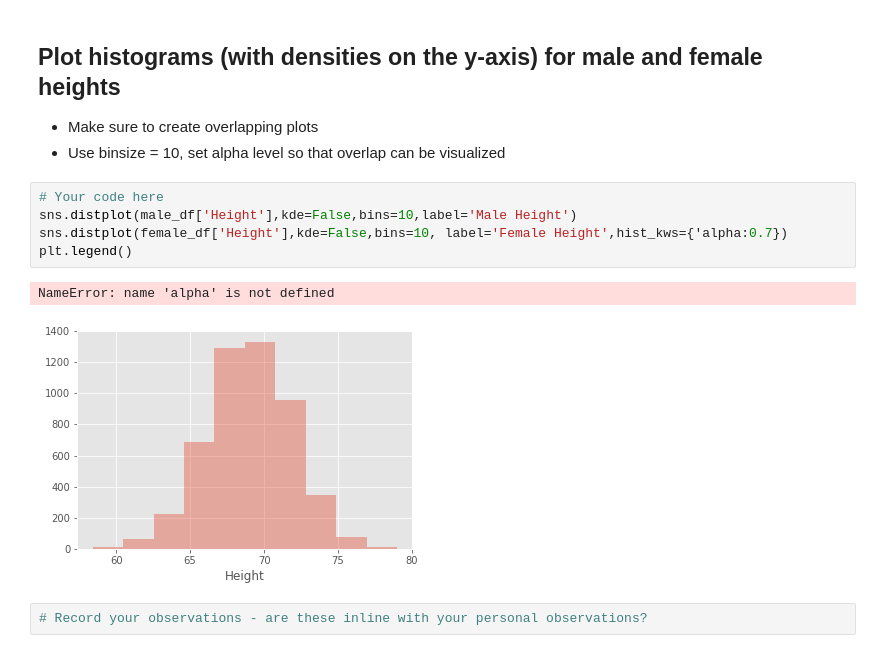
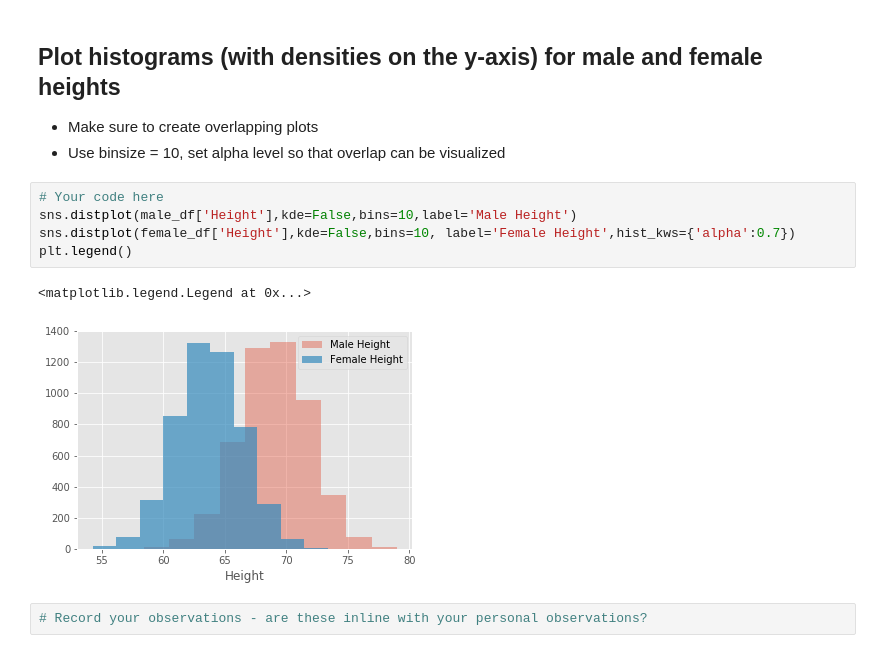
Before and after one commit to quannguyen234/probability-density-functions-lab-nyc-ds-082619, a Jupyter notebook: index.ipynb, the cells around one changed output. Cells and saved outputs as stored; diff of their text form.

```diff
--- a/index.ipynb
+++ b/index.ipynb
@@ -60,11 +60,11 @@ fm_weight_std = female_df['Weight'].std()
 # %%
 # Your code here
 sns.distplot(male_df['Height'],kde=False,bins=10,label='Male Height')
-sns.distplot(female_df['Height'],kde=False,bins=10, label='Female Height',hist_kws={'alpha:0.7})
+sns.distplot(female_df['Height'],kde=False,bins=10, label='Female Height',hist_kws={'alpha':0.7})
 plt.legend()
 # %% [output]
-NameError: name 'alpha' is not defined
+<matplotlib.legend.Legend at 0x...>
-[figure, old version]
+[figure, new version]
 # %%
 # Record your observations - are these inline with your personal observations?
 # %% [markdown]
```
